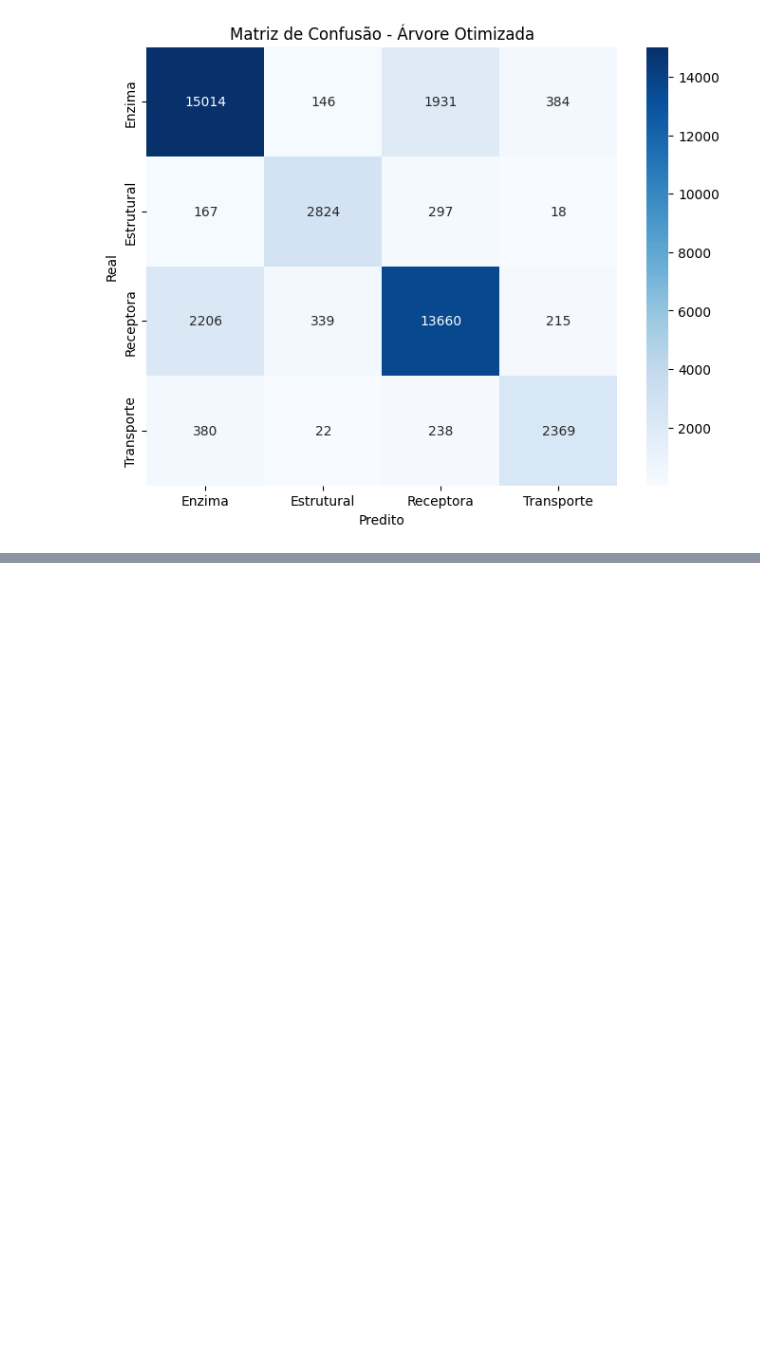
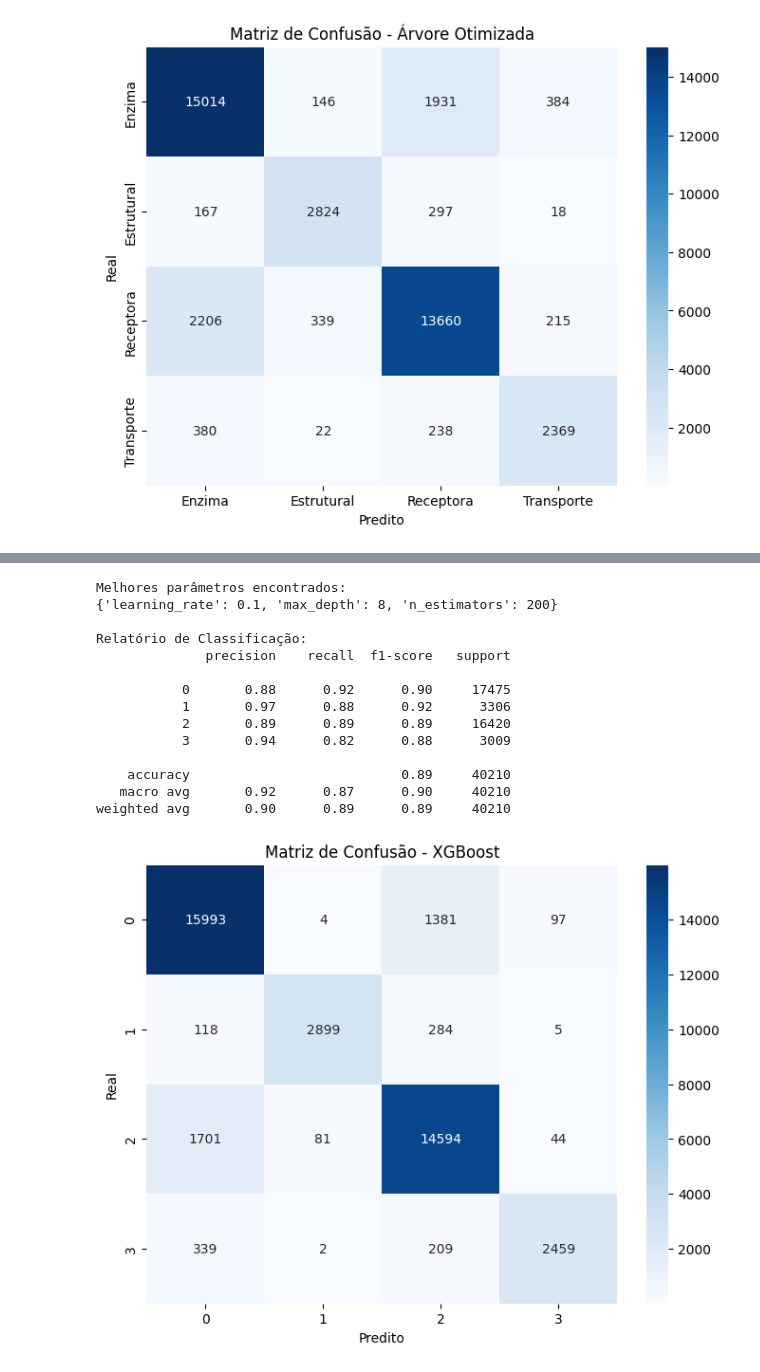
Before and after one commit to marcellovictor/classificacao-proteinas, a Jupyter notebook: uniprotkb.ipynb, the cells around one changed output, grey strips where cells are left out. Saved outputs shown, nothing was run; the diff lists cells and outputs as text; code cells hidden in the pictures; blank space fills up the shorter version.

```diff
--- a/uniprotkb.ipynb
+++ b/uniprotkb.ipynb
@@ -504,3 +504,66 @@ Relatório de Classificação (modelo otimizado):
    macro avg       0.83      0.83      0.83     40210
 weighted avg       0.84      0.84      0.84     40210
 [figure]
+# %%
+%pip install xgboost
+import xgboost as xgb
+from sklearn.model_selection import train_test_split, GridSearchCV
+from sklearn.metrics import classification_report, confusion_matrix
+import seaborn as sns
+import matplotlib.pyplot as plt
+from sklearn.preprocessing import LabelEncoder
+
+# Features numéricas + frequências de aminoácidos
+features = ['Mass', 'Ponto_Isoeletrico', 'Hidrofobicidade', 'Carga_Total',
+            'Proporcao_Polar', 'Proporcao_Apolar', 'Length'] + list('ACDEFGHIKLMNPQRSTVWY')
+
+X = df_puro[features]
+y = df_puro['Classes_GO']
+
+
+
+
+le = LabelEncoder()
+y_encoded = le.fit_transform(y)  # y agora será [0, 1, 2, 3]
+
+classes = le.classes_
+
+
+
+# Divisão treino/teste
+X_train, X_test, y_train, y_test = train_test_split(X, y_encoded, test_size=0.2, stratify=y_encoded, random_state=42)
+
+# Modelo base
+xgb_clf = xgb.XGBClassifier(use_label_encoder=False, eval_metric='mlogloss', random_state=42)
+
+# GridSearch (opcional, pode pular para treino direto se quiser)
+param_grid = {
+    'max_depth': [4, 6, 8],
+    'learning_rate': [0.05, 0.1],
+    'n_estimators': [100, 200]
+}
+
+
+grid = GridSearchCV(xgb_clf, param_grid, cv=5, scoring='f1_macro', verbose=1, n_jobs=-1)
+grid.fit(X_train, y_train)
+
+# Avaliação
+best_model = grid.best_estimator_
+y_pred = best_model.predict(X_test)
+
+print("Melhores parâmetros encontrados:")
+print(grid.best_params_)
+
+print("\nRelatório de Classificação:")
+print(classification_report(y_test, y_pred, target_names=classes))
+
+# Matriz de confusão
+plt.figure(figsize=(8,6))
+sns.heatmap(confusion_matrix(y_test, y_pred), annot=True, fmt='d',
+            xticklabels=best_model.classes_, yticklabels=best_model.classes_,
+            cmap='Blues')
+plt.title("Matriz de Confusão - XGBoost")
+plt.xlabel("Predito")
+plt.ylabel("Real")
+plt.show()
+# %% [output]
@@ -506,0 +580,15 @@ weighted avg       0.84      0.84      0.84     40210
+Melhores parâmetros encontrados:
+{'learning_rate': 0.1, 'max_depth': 8, 'n_estimators': 200}
+
+Relatório de Classificação:
+              precision    recall  f1-score   support
+
+           0       0.88      0.92      0.90     17475
+           1       0.97      0.88      0.92      3306
+           2       0.89      0.89      0.89     16420
+           3       0.94      0.82      0.88      3009
+
+    accuracy                           0.89     40210
+   macro avg       0.92      0.87      0.90     40210
+weighted avg       0.90      0.89      0.89     40210
+[figure, added]
```
Also changed, not shown: parts of 4 cells of this notebook.
